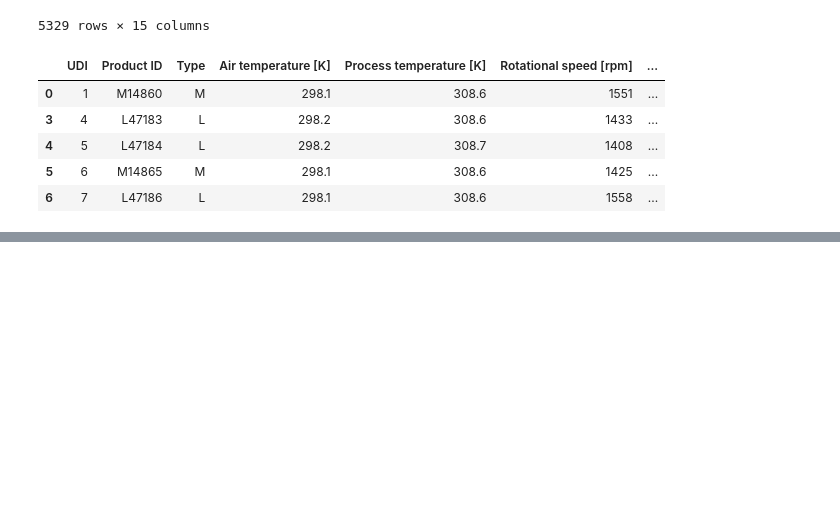
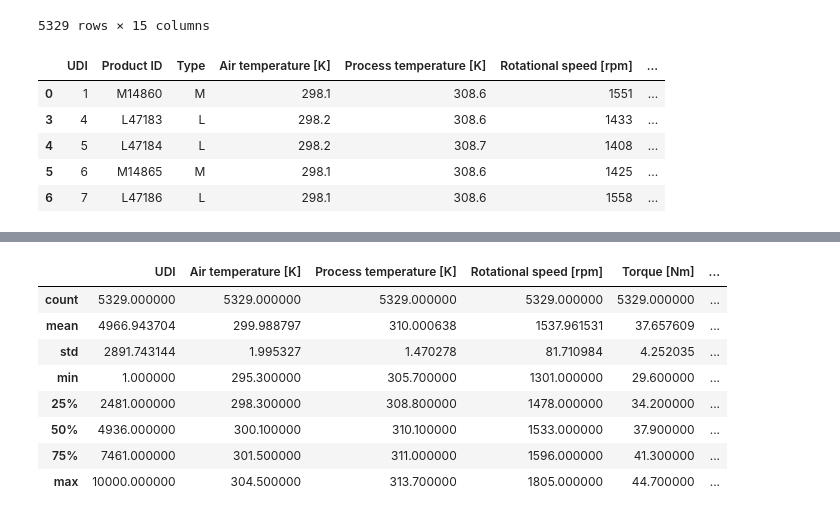
Before and after one commit to Mehdi007bond/Predictive_maintenance_ML, a Jupyter notebook: ML_Predictive_maintenance.ipynb, the cells around one changed output, grey strips where cells are left out. Saved outputs shown, nothing was run; the diff lists cells and outputs as text; code cells hidden in the pictures; blank space fills up the shorter version.

```diff
--- a/ML_Predictive_maintenance.ipynb
+++ b/ML_Predictive_maintenance.ipynb
@@ -244 +251,14 @@ plt.show()
 [figure]
+# %%
+### we gonna see the others parameters if they are good
+df.describe()
+# %% [output]
+|  | UDI | Air temperature [K] | Process temperature [K] | Rotational speed [rpm] | Torque [Nm] | ... |
+| count | 5329.000000 | 5329.000000 | 5329.000000 | 5329.000000 | 5329.000000 | ... |
+| mean | 4966.943704 | 299.988797 | 310.000638 | 1537.961531 | 37.657609 | ... |
+| std | 2891.743144 | 1.995327 | 1.470278 | 81.710984 | 4.252035 | ... |
+| min | 1.000000 | 295.300000 | 305.700000 | 1301.000000 | 29.600000 | ... |
+| 25% | 2481.000000 | 298.300000 | 308.800000 | 1478.000000 | 34.200000 | ... |
+| 50% | 4936.000000 | 300.100000 | 310.100000 | 1533.000000 | 37.900000 | ... |
+| 75% | 7461.000000 | 301.500000 | 311.000000 | 1596.000000 | 41.300000 | ... |
+| max | 10000.000000 | 304.500000 | 313.700000 | 1805.000000 | 44.700000 | ... |
```
Also changed, not shown: parts of 3 cells of this notebook.
